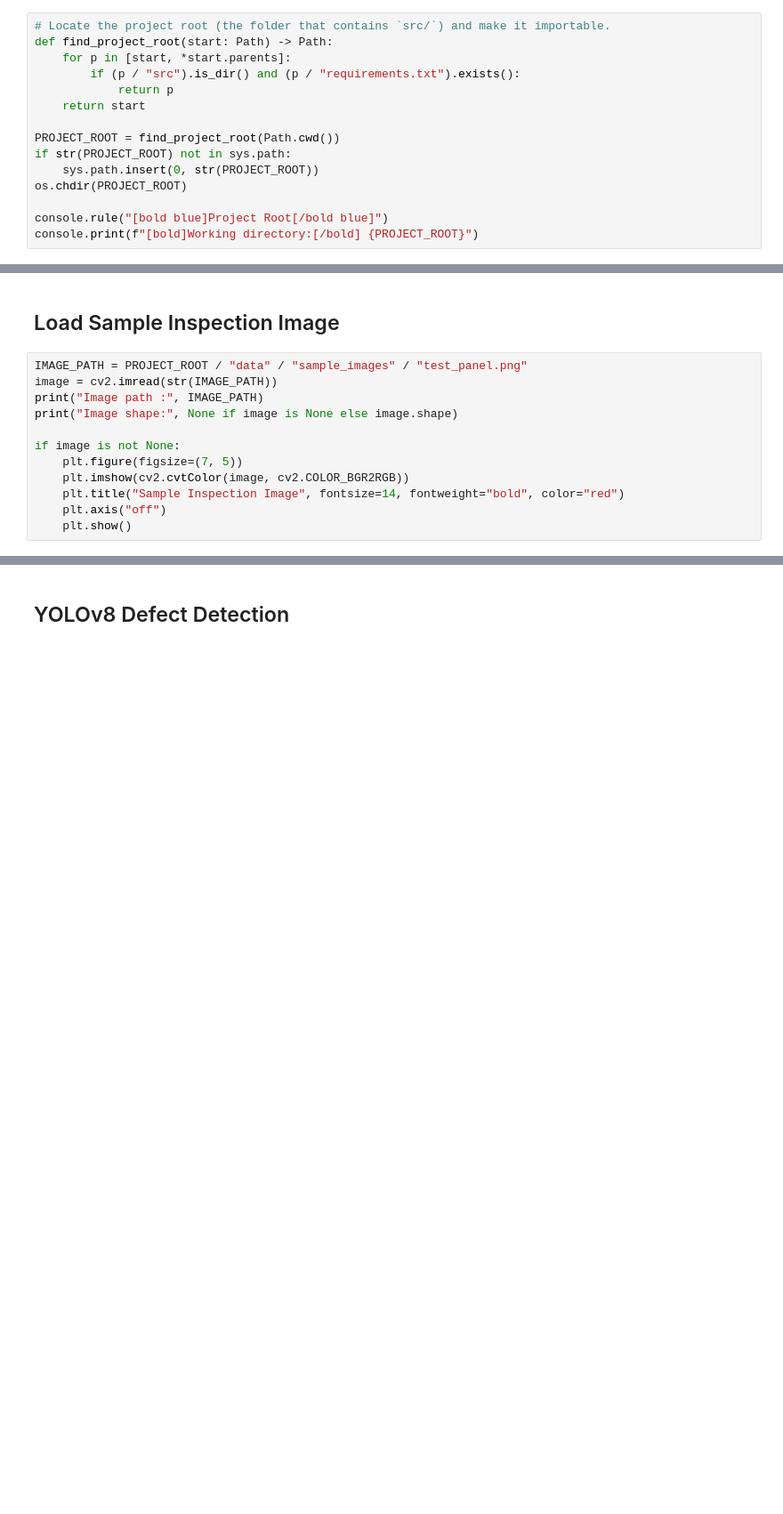
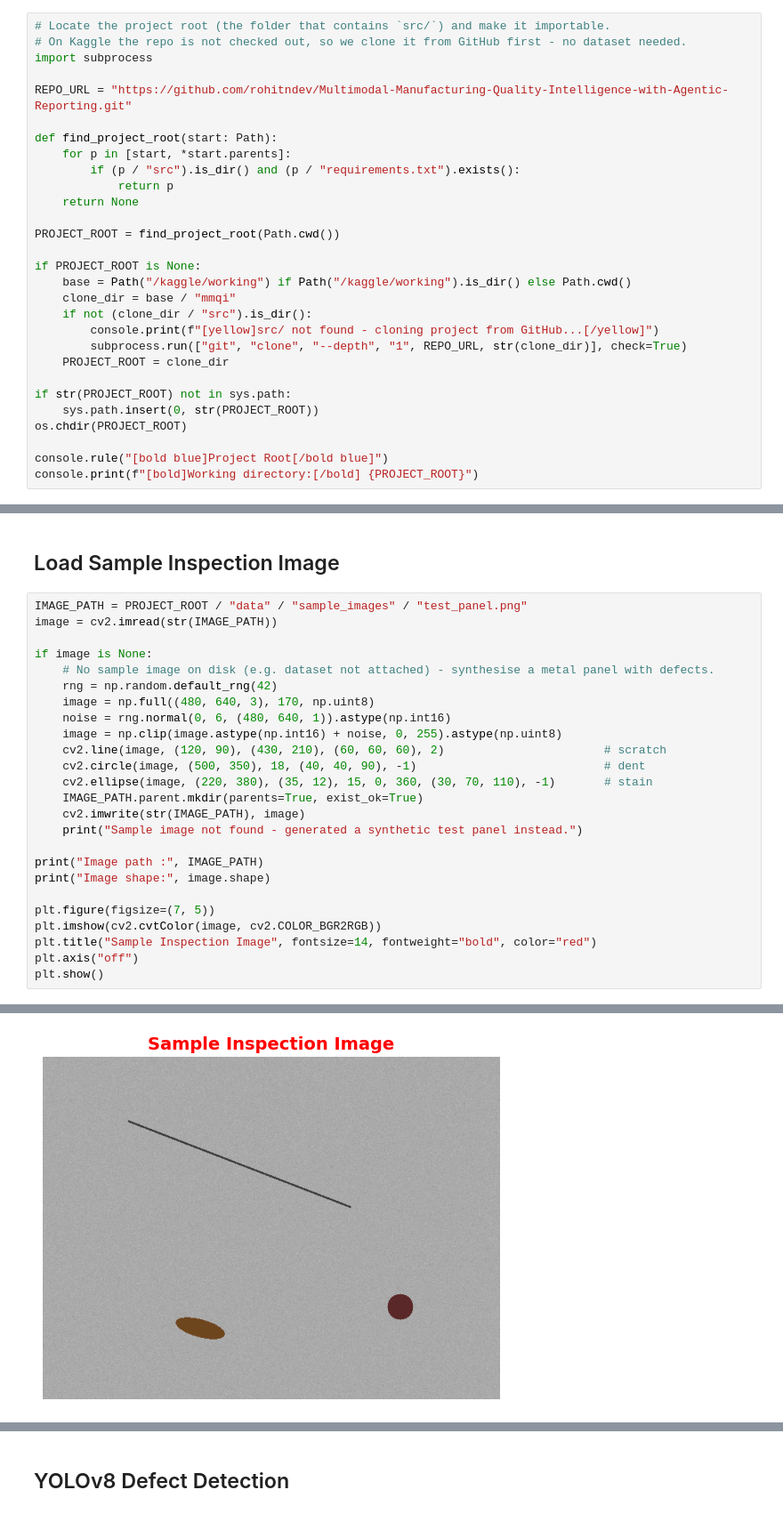
Before and after one commit to rohitndev/Multimodal-Manufacturing-Quality-Intelligence-with-Agentic-Reporting, a Jupyter notebook: kaggle/multimodal-manufacturing-quality-intelligence.ipynb, the cells around one changed output, grey strips where cells are left out. Shown at 89% size. Cells and saved outputs as stored; diff of their text form; blank space fills up the shorter version.

Commit message:
Update multimodal manufacturing quality intelligence files

```diff
--- a/kaggle/multimodal-manufacturing-quality-intelligence.ipynb
+++ b/kaggle/multimodal-manufacturing-quality-intelligence.ipynb
@@ -80,13 +82,27 @@ console = Console()
 # Project Setup
 # %%
 # Locate the project root (the folder that contains `src/`) and make it importable.
-def find_project_root(start: Path) -> Path:
+# On Kaggle the repo is not checked out, so we clone it from GitHub first - no dataset needed.
+import subprocess
+
+REPO_URL = "https://github.com/rohitndev/Multimodal-Manufacturing-Quality-Intelligence-with-Agentic-Reporting.git"
+
+def find_project_root(start: Path):
     for p in [start, *start.parents]:
         if (p / "src").is_dir() and (p / "requirements.txt").exists():
             return p
-    return start
+    return None
 
 PROJECT_ROOT = find_project_root(Path.cwd())
+
+if PROJECT_ROOT is None:
+    base = Path("/kaggle/working") if Path("/kaggle/working").is_dir() else Path.cwd()
+    clone_dir = base / "mmqi"
+    if not (clone_dir / "src").is_dir():
+        console.print(f"[yellow]src/ not found - cloning project from GitHub...[/yellow]")
+        subprocess.run(["git", "clone", "--depth", "1", REPO_URL, str(clone_dir)], check=True)
+    PROJECT_ROOT = clone_dir
+
 if str(PROJECT_ROOT) not in sys.path:
     sys.path.insert(0, str(PROJECT_ROOT))
 os.chdir(PROJECT_ROOT)
@@ -119,12 +153,26 @@ console.print(table)
 # %%
 IMAGE_PATH = PROJECT_ROOT / "data" / "sample_images" / "test_panel.png"
 image = cv2.imread(str(IMAGE_PATH))
+
+if image is None:
+    # No sample image on disk (e.g. dataset not attached) - synthesise a metal panel with defects.
+    rng = np.random.default_rng(42)
+    image = np.full((480, 640, 3), 170, np.uint8)
+    noise = rng.normal(0, 6, (480, 640, 1)).astype(np.int16)
+    image = np.clip(image.astype(np.int16) + noise, 0, 255).astype(np.uint8)
+    cv2.line(image, (120, 90), (430, 210), (60, 60, 60), 2)                       # scratch
+    cv2.circle(image, (500, 350), 18, (40, 40, 90), -1)                           # dent
+    cv2.ellipse(image, (220, 380), (35, 12), 15, 0, 360, (30, 70, 110), -1)       # stain
+    IMAGE_PATH.parent.mkdir(parents=True, exist_ok=True)
+    cv2.imwrite(str(IMAGE_PATH), image)
+    print("Sample image not found - generated a synthetic test panel instead.")
+
 print("Image path :", IMAGE_PATH)
-print("Image shape:", None if image is None else image.shape)
+print("Image shape:", image.shape)
 
-if image is not None:
-    plt.figure(figsize=(7, 5))
-    plt.imshow(cv2.cvtColor(image, cv2.COLOR_BGR2RGB))
-    plt.title("Sample Inspection Image", fontsize=14, fontweight="bold", color="red")
-    plt.axis("off")
-    plt.show()
+plt.figure(figsize=(7, 5))
+plt.imshow(cv2.cvtColor(image, cv2.COLOR_BGR2RGB))
+plt.title("Sample Inspection Image", fontsize=14, fontweight="bold", color="red")
+plt.axis("off")
+plt.show()
+# %% [output]
@@ -131,3 +181,4 @@ if image is not None:
+[figure, added]
 # %% [markdown]
 # 🔍 Vision Pipeline
 
```
Also changed, not shown: parts of 12 cells of this notebook, 3 other files.
